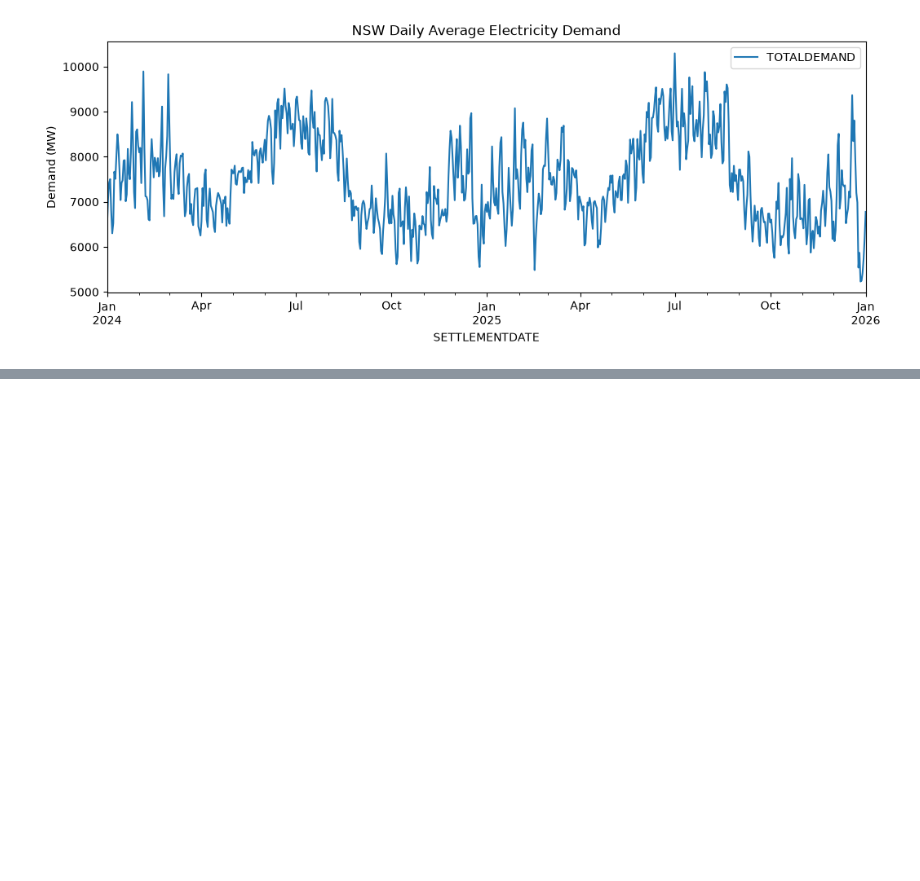
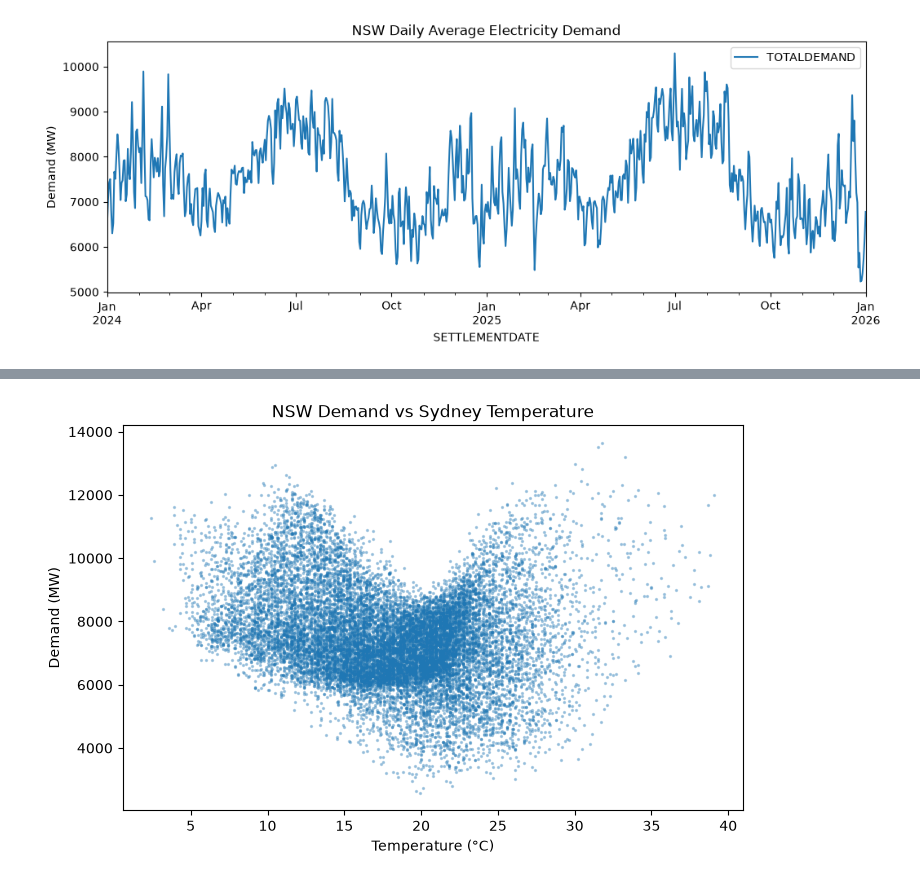
Before and after one commit to hit2412/nsw-electricity-demand-forecast, a Jupyter notebook: notebooks/01_data_exploration.ipynb, the cells around one changed output, grey strips where cells are left out. Cells and saved outputs as stored; diff of their text form; code cells hidden in the pictures; blank space fills up the shorter version.

Commit message:
Add weather data, merge with demand, temperature chart

```diff
--- a/notebooks/01_data_exploration.ipynb
+++ b/notebooks/01_data_exploration.ipynb
@@ -60,0 +76,3 @@ plt.show()
+# %%
+weather["time"] = pd.to_datetime(weather["time"])
+weather.info()
@@ -60,0 +90,3 @@ plt.show()
+# %%
+weather["time"] = pd.to_datetime(weather["time"])
+weather.info()
@@ -60,0 +104,3 @@ plt.show()
+# %%
+hourly = demand.set_index("SETTLEMENTDATE").resample("h").mean()
+hourly.head()
@@ -60,0 +115,4 @@ plt.show()
+# %%
+weather = weather.set_index("time")
+df = hourly.join(weather, how="inner")
+df.head()
@@ -60,0 +127,9 @@ plt.show()
+# %%
+plt.figure(figsize=(8, 5))
+plt.scatter(df["temperature_2m"], df["TOTALDEMAND"], s=2, alpha=0.3)
+plt.xlabel("Temperature (°C)")
+plt.ylabel("Demand (MW)")
+plt.title("NSW Demand vs Sydney Temperature")
+plt.show()
+# %% [output]
+[figure, added]
```
Also changed, not shown: parts of 5 cells of this notebook, 1 other file.
